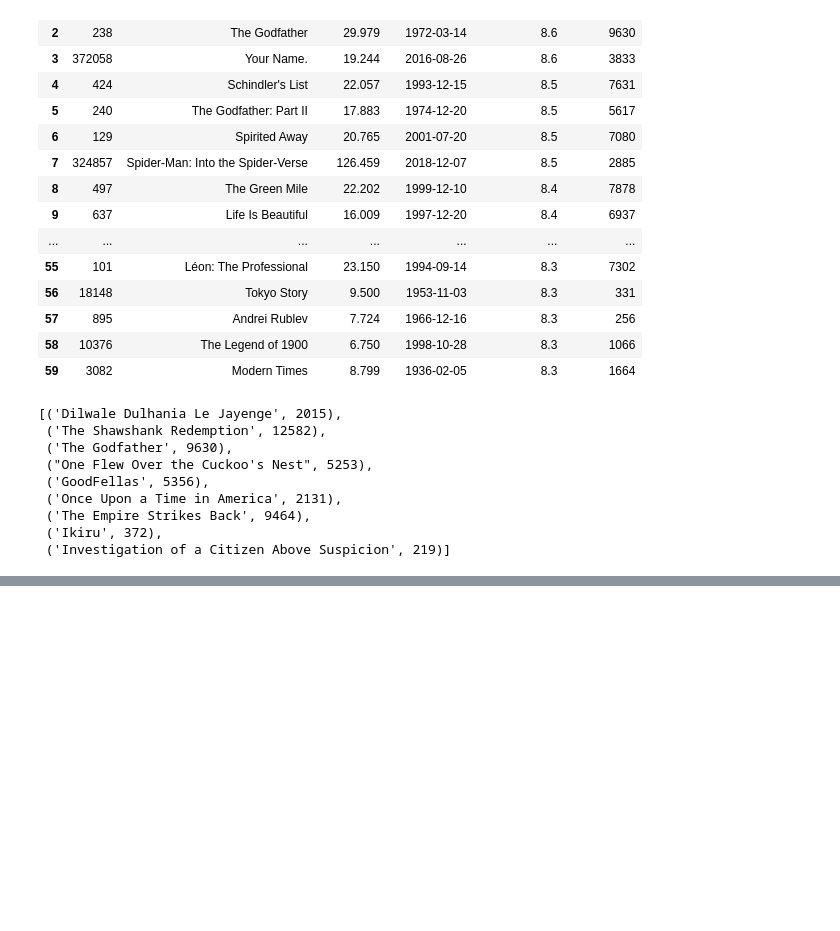
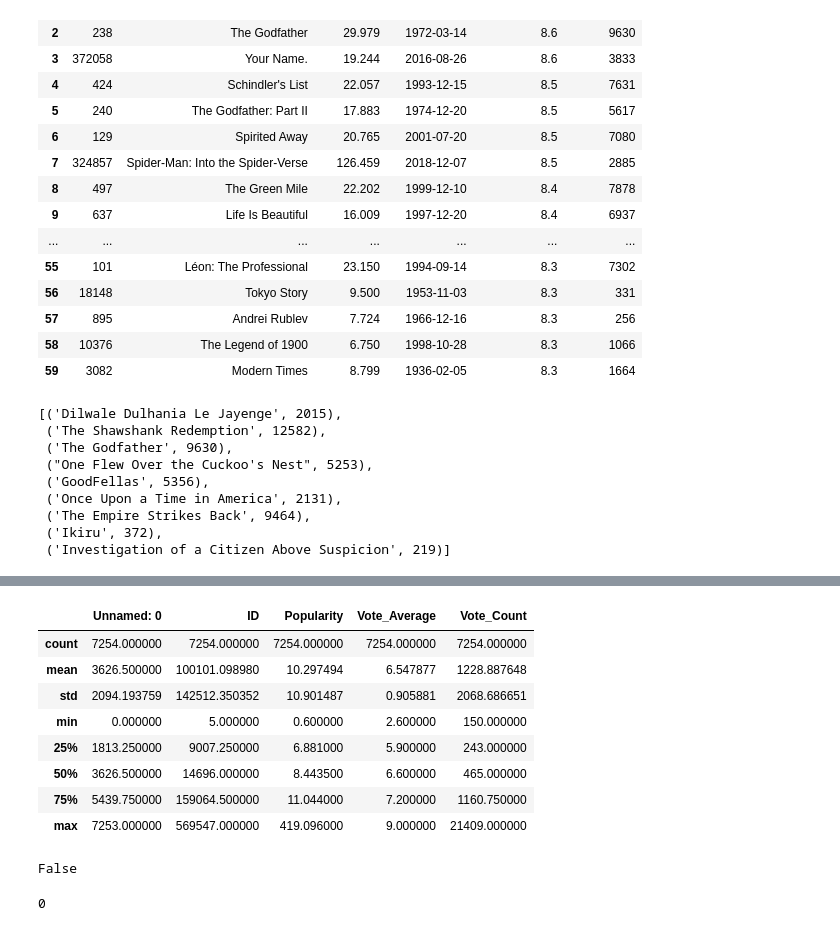
Before and after one commit to omerhakim/The-Movie-Data-Base, a Jupyter notebook: movies_project.ipynb, the cells around one changed output, grey strips where cells are left out. Cells and saved outputs as stored; diff of their text form; code cells hidden in the pictures; blank space fills up the shorter version.

```diff
--- a/movies_project.ipynb
+++ b/movies_project.ipynb
@@ -148,0 +149,2 @@ KeyError: 'results'
+# %%
+df=pd.read_csv('data_base_movies.csv')
@@ -148,0 +168,22 @@ KeyError: 'results'
+# %%
+df.describe()
+# %% [output]
+|  | Unnamed: 0 | ID | Popularity | Vote_Average | Vote_Count |
+| count | 7254.000000 | 7254.000000 | 7254.000000 | 7254.000000 | 7254.000000 |
+| mean | 3626.500000 | 100101.098980 | 10.297494 | 6.547877 | 1228.887648 |
+| std | 2094.193759 | 142512.350352 | 10.901487 | 0.905881 | 2068.686651 |
+| min | 0.000000 | 5.000000 | 0.600000 | 2.600000 | 150.000000 |
+| 25% | 1813.250000 | 9007.250000 | 6.881000 | 5.900000 | 243.000000 |
+| 50% | 3626.500000 | 14696.000000 | 8.443500 | 6.600000 | 465.000000 |
+| 75% | 5439.750000 | 159064.500000 | 11.044000 | 7.200000 | 1160.750000 |
+| max | 7253.000000 | 569547.000000 | 419.096000 | 9.000000 | 21409.000000 |
+# %%
+#checking if there are null values
+df.isnull().sum().any()
+# %% [output]
+False
+# %%
+#checking if there are duplicate values
+print(df.duplicated().sum())
+# %% [output]
+0
```
Also changed, not shown: parts of 9 cells of this notebook, 2 other files.
